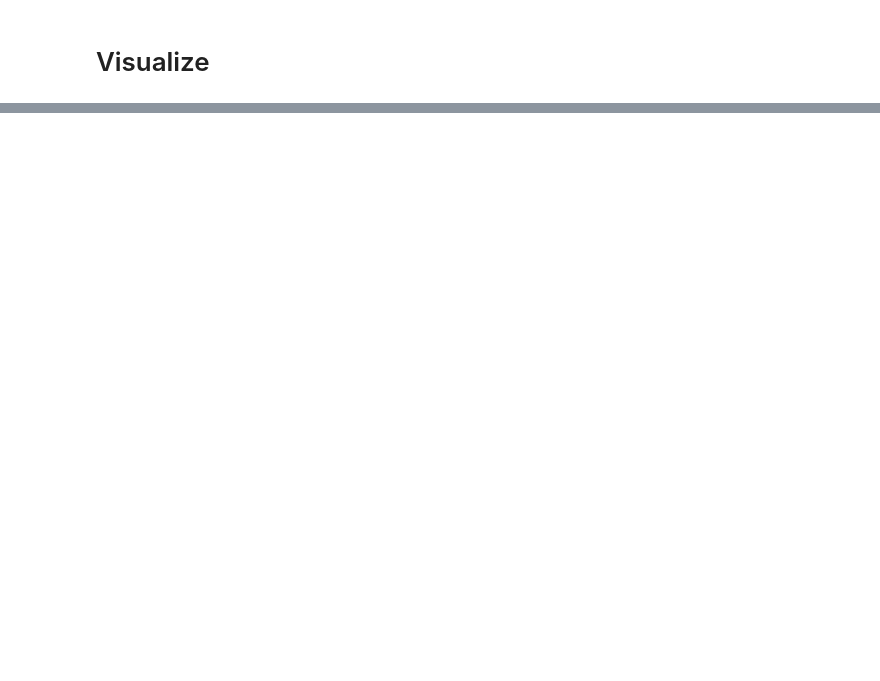
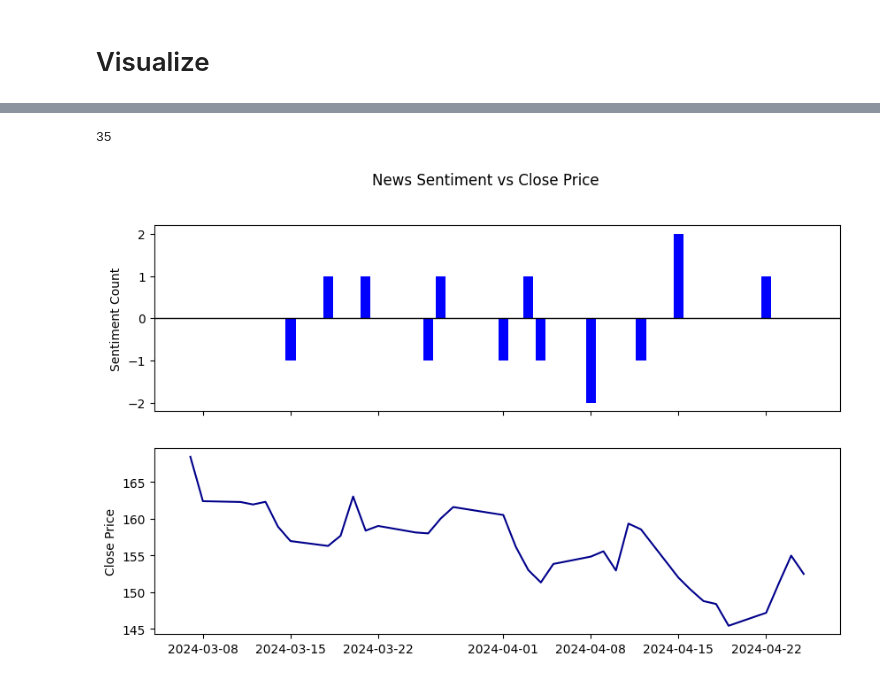
Before and after one commit to rryanhermes/Equity-Analyzer, a Jupyter notebook: equityanalyzer.ipynb, the cells around one changed output, grey strips where cells are left out. Drawn from its saved outputs; the diff is of its cells as text; code cells hidden in the pictures; blank space fills up the shorter version.

```diff
--- a/equityanalyzer.ipynb
+++ b/equityanalyzer.ipynb
@@ -301,3 +487,23 @@ plt.show()
+# %%
+data = pd.read_csv(f'data/{ticker}_merged.csv')
+data = data[-65:-30]
+data['Date'] = pd.to_datetime(data['Date'])
+
+print(len((data)))
+
+fig, (ax1, ax2) = plt.subplots(2, 1, figsize=(10, 6), sharex=True)
+ax1.axhline(0, color='Black', linewidth=1)
+ax1.bar(data['Date'], data['Total_Count'], color='blue', align='center', label='Overall Sentiment')
+ax2.plot(data['Date'], data['Close'], color='darkblue', label='Close Price')
+
+plt.suptitle('News Sentiment vs Close Price')
+ax1.set_ylabel('Sentiment Count')
+ax2.set_ylabel('Close Price')
+
+plt.show()
+# %% [output]
+35
+[figure, added]
 # %%
 # print(newdata['Close'], newdata['Total_Count'])
 # print(np.corrcoef(newdata['Close'], newdata['Total_Count'])[0, 1])
```
Also changed, not shown: parts of 18 cells of this notebook, 29 other files.
